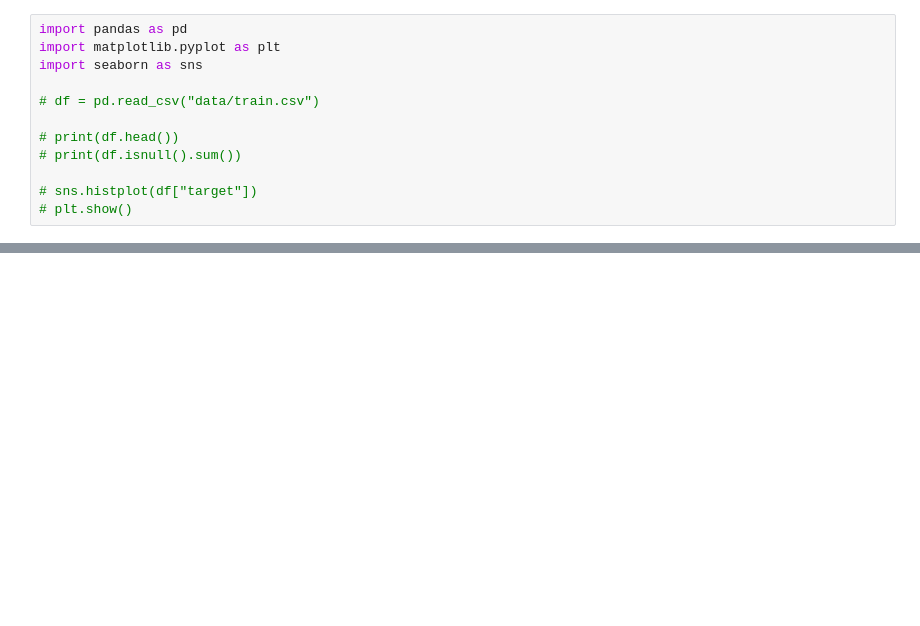
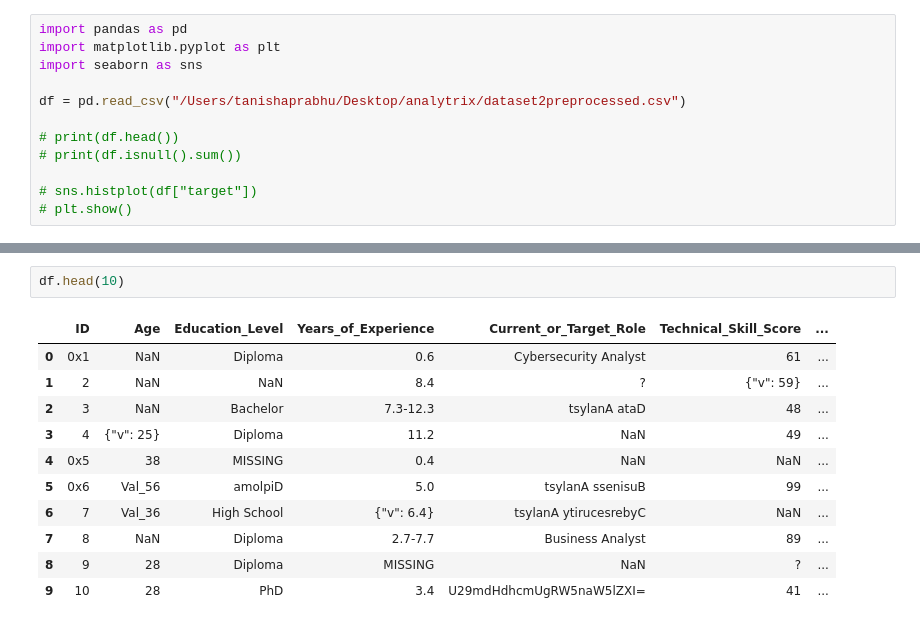
Before and after one commit to Shrutiiicodes/Pandas-and-Co, a Jupyter notebook: notebooks/exploration.ipynb, the cells around one changed output, grey strips where cells are left out. Drawn from its saved outputs; the diff is of its cells as text; blank space fills up the shorter version.

```diff
--- a/notebooks/exploration.ipynb
+++ b/notebooks/exploration.ipynb
@@ -3,7 +3,7 @@ import pandas as pd
 import matplotlib.pyplot as plt
 import seaborn as sns
 
-# df = pd.read_csv("data/train.csv")
+df = pd.read_csv("/Users/tanishaprabhu/Desktop/analytrix/dataset2preprocessed.csv")
 
 # print(df.head())
 # print(df.isnull().sum())
@@ -18,0 +120,14 @@ ModuleNotFoundError: No module named 'torch'
+# %%
+df.head(10)
+# %% [output]
+|  | ID | Age | Education_Level | Years_of_Experience | Current_or_Target_Role | Technical_Skill_Score | ... |
+| 0 | 0x1 | NaN | Diploma | 0.6 | Cybersecurity Analyst | 61 | ... |
+| 1 | 2 | NaN | NaN | 8.4 | ? | {"v": 59} | ... |
+| 2 | 3 | NaN | Bachelor | 7.3-12.3 | tsylanA ataD | 48 | ... |
+| 3 | 4 | {"v": 25} | Diploma | 11.2 | NaN | 49 | ... |
+| 4 | 0x5 | 38 | MISSING | 0.4 | NaN | NaN | ... |
+| 5 | 0x6 | Val_56 | amolpiD | 5.0 | tsylanA ssenisuB | 99 | ... |
+| 6 | 7 | Val_36 | High School | {"v": 6.4} | tsylanA ytirucesrebyC | NaN | ... |
+| 7 | 8 | NaN | Diploma | 2.7-7.7 | Business Analyst | 89 | ... |
+| 8 | 9 | 28 | Diploma | MISSING | NaN | ? | ... |
+| 9 | 10 | 28 | PhD | 3.4 | U29mdHdhcmUgRW5naW5lZXI= | 41 | ... |
```
Also changed, not shown: parts of 33 cells of this notebook, 7 other files.
